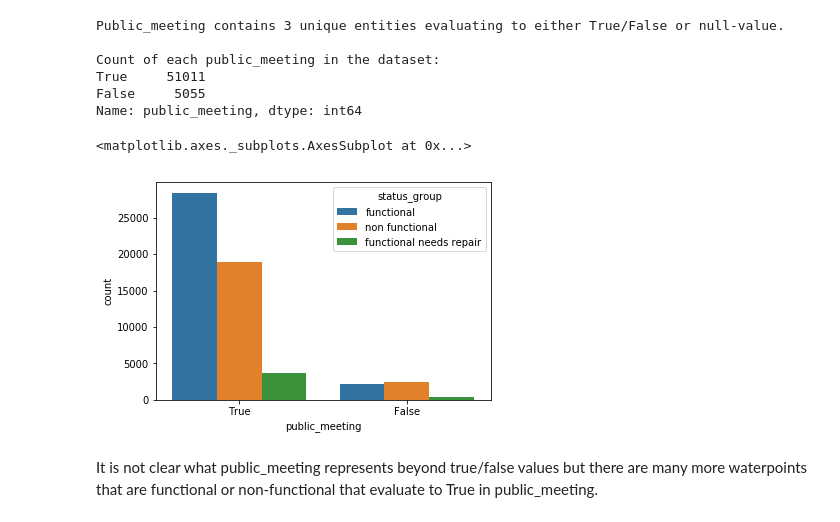
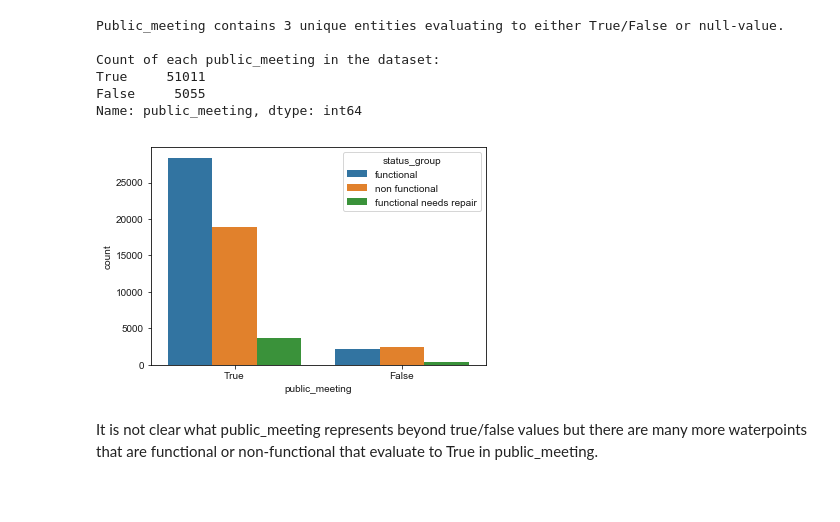
Before and after one commit to AmmarJawad/Predicting-Water-Pumps-in-Tanzania, a Jupyter notebook: submission.ipynb, the cells around one changed output. Saved outputs shown, nothing was run; the diff lists cells and outputs as text; code cells hidden in the pictures; blank space fills up the shorter version.

```diff
--- a/submission.ipynb
+++ b/submission.ipynb
@@ -242,9 +244,9 @@ False     5055
 Name: public_meeting, dtype: int64
 # %%
 sns.countplot(data=df, x='public_meeting', hue='status_group')
+sns.set(rc={'figure.figsize':(11.7,8.27)})
 # %% [output]
-<matplotlib.axes._subplots.AxesSubplot at 0x...>
-[figure, old version]
+[figure, new version]
 # %% [markdown]
 It is not clear what public_meeting represents beyond true/false values but there are many more waterpoints that are functional or non-functional that evaluate to True in public_meeting.
 # %%
```
Also changed, not shown: parts of 20 cells of this notebook.
